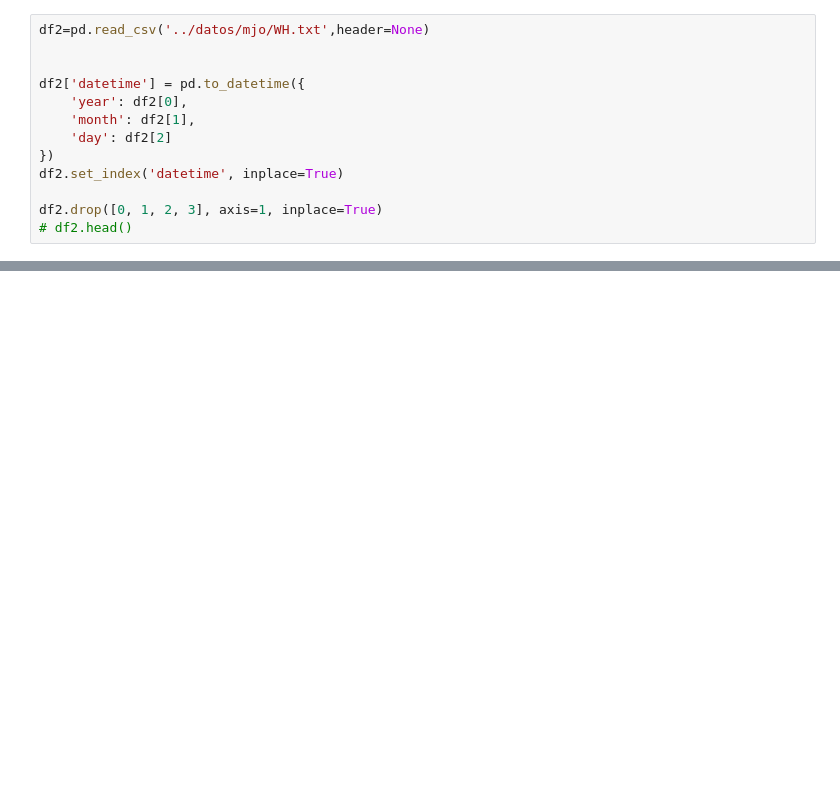
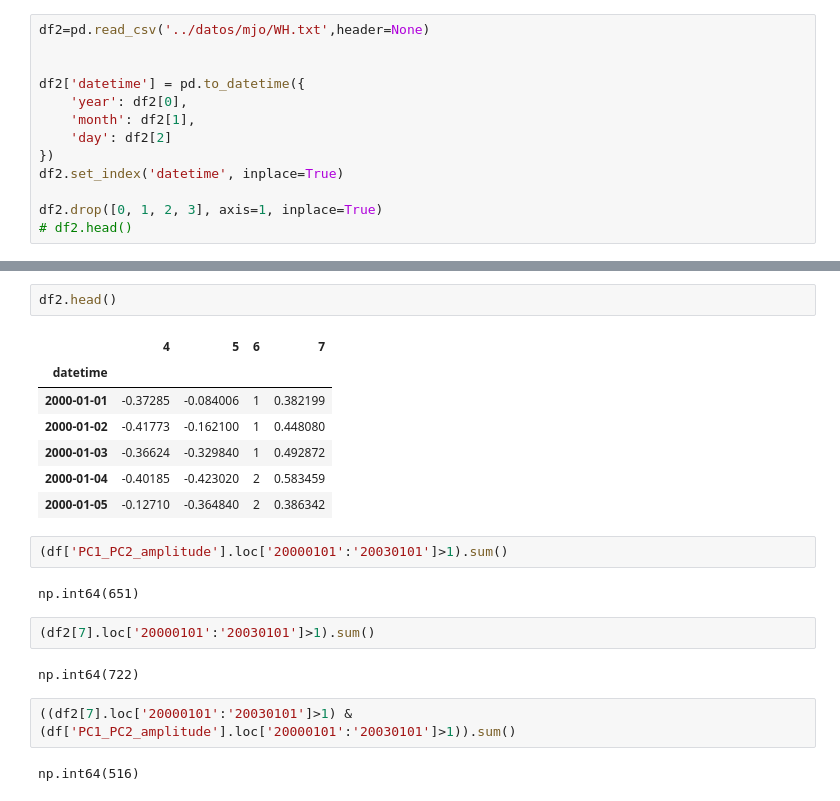
Before and after one commit to bianchipatagon/MJO, a Jupyter notebook: python/fase_mjoindex.ipynb, the cells around one changed output, grey strips where cells are left out. Saved outputs shown, nothing was run; the diff lists cells and outputs as text; blank space fills up the shorter version.

```diff
--- a/python/fase_mjoindex.ipynb
+++ b/python/fase_mjoindex.ipynb
@@ -69,0 +107,22 @@ df.to_csv('../datos/mjo/fmo.1x.fase.csv')
+# %%
+df2.head()
+# %% [output]
+|  | 4 | 5 | 6 | 7 |
+| datetime |  |  |  |  |
+| 2000-01-01 | -0.37285 | -0.084006 | 1 | 0.382199 |
+| 2000-01-02 | -0.41773 | -0.162100 | 1 | 0.448080 |
+| 2000-01-03 | -0.36624 | -0.329840 | 1 | 0.492872 |
+| 2000-01-04 | -0.40185 | -0.423020 | 2 | 0.583459 |
+| 2000-01-05 | -0.12710 | -0.364840 | 2 | 0.386342 |
+# %%
+(df['PC1_PC2_amplitude'].loc['20000101':'20030101']>1).sum()
+# %% [output]
+np.int64(651)
+# %%
+(df2[7].loc['20000101':'20030101']>1).sum()
+# %% [output]
+np.int64(722)
+# %%
+((df2[7].loc['20000101':'20030101']>1) &  (df['PC1_PC2_amplitude'].loc['20000101':'20030101']>1)).sum()
+# %% [output]
+np.int64(516)
```
Also changed, not shown: parts of 7 cells of this notebook, 11 other files.
